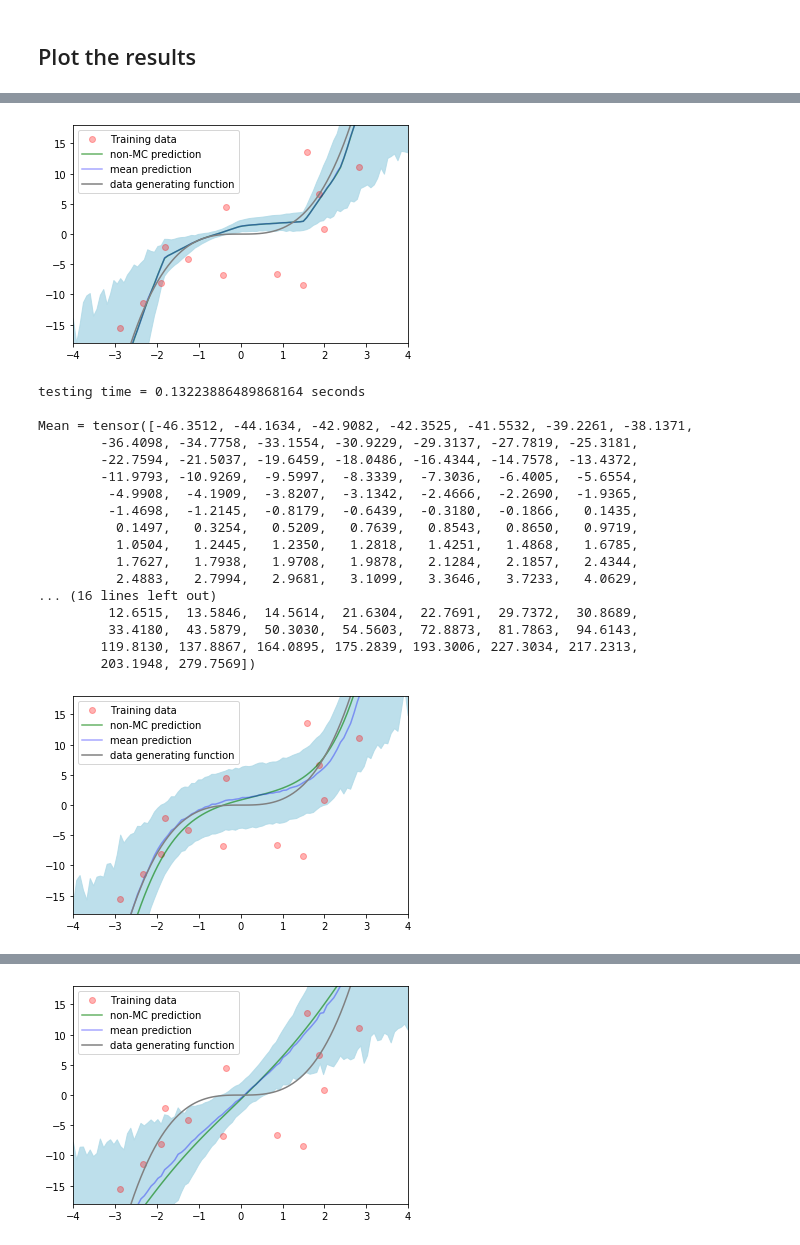
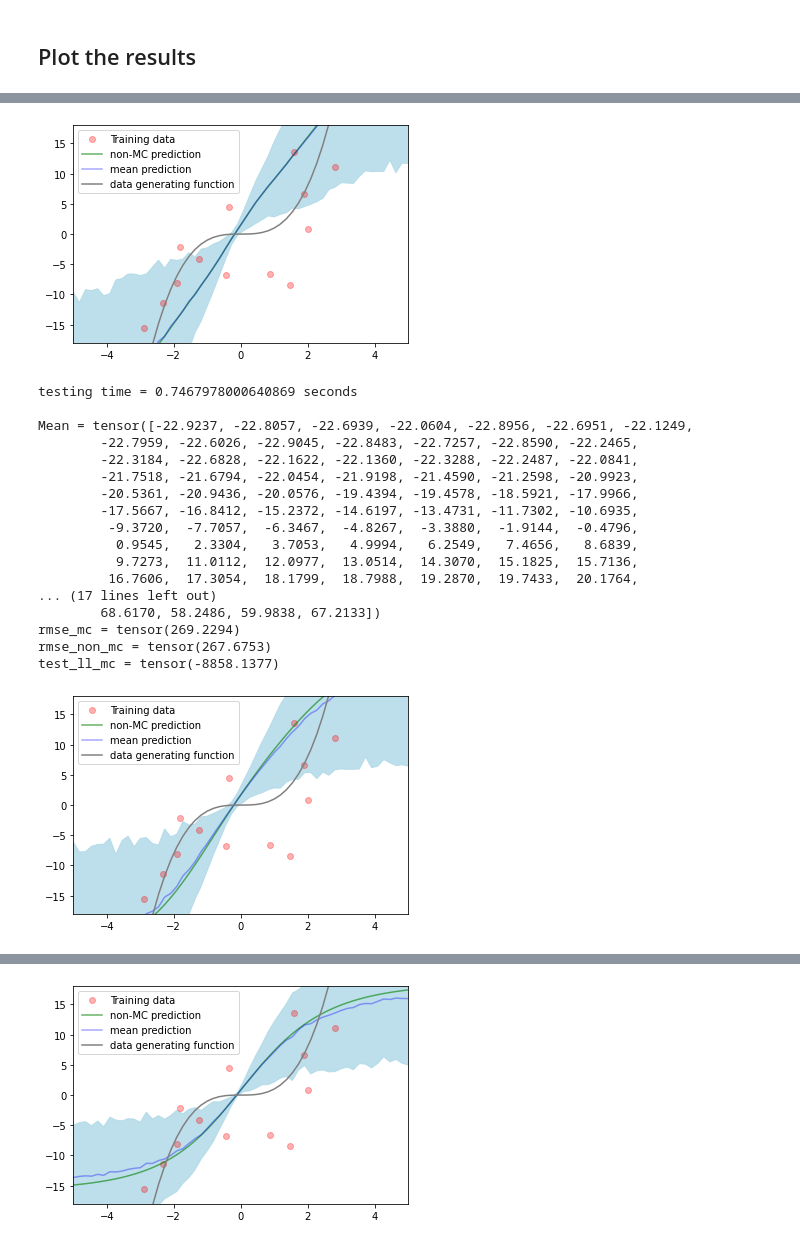
Before and after one commit to ronaldseoh/bayesian-dl-experiments, a Jupyter notebook: experiment_comparison_toy.ipynb, the cells around one changed output, grey strips where cells are left out. Cells and saved outputs as stored; diff of their text form; code cells hidden in the pictures.

Commit message:
experiment_comparison_toy.ipynb: plot updates

```diff
--- a/experiment_comparison_toy.ipynb
+++ b/experiment_comparison_toy.ipynb
@@ -133,7 +133,7 @@ dropout_rate = 0.1
 length_scale = 1e-2
 
 # tau
-tau = 0.5
+tau = 0.25
 
 # reg strength
 reg_strength = utils.reg_strength(dropout_rate, length_scale, dataset_toy_size, tau)
@@ -141,7 +141,7 @@ reg_strength = utils.reg_strength(dropout_rate, length_scale, dataset_toy_size,
 print('reg_strength = ' + str(reg_strength))
 
 # Epochs
-n_epochs = 4000
+n_epochs = 400
 
 # Optimizer learning rate
 learning_rate = 0.001
@@ -190,10 +190,14 @@ dataset = datasets.ToyDatasets(
 )
 
 # Get the test data
-X_test = torch.linspace(dataset_toy_x_low, dataset_toy_x_high, 100).reshape(100, 1)
+X_test = torch.linspace(dataset_toy_x_low-5, dataset_toy_x_high+5, 100).reshape(100, 1)
+
+y_test = torch.pow(X_test, 3)
 
 # Send it to the memory of the device to be used for training
 X_test = X_test.to(torch_device)
+
+y_test = y_test.to(torch_device)
 
 # Save a copy at CPU for plotting
 X_test_cpu = X_test.cpu()
@@ -211,7 +215,7 @@ uncertainty_methods = {}
 do_mc_dropout = True
 
 if do_mc_dropout:
-    uncertainty_methods['mc_dropout'] = models.FCNet(
+    uncertainty_methods['mc_dropout_relu'] = models.FCNet(
         input_dim=dataset.n_features,
         output_dim=dataset.n_targets,
         hidden_dim=100,
@@ -417,7 +421,8 @@ for key, network in uncertainty_methods.items():
 
     predictions_non_mc = network(X_test)
 
-    predictions, mean, var, metrics = network.predict_dist(X_test, n_predictions)
+    predictions, mean, var, metrics = network.predict_dist(
+        X_test, n_predictions, y_test=y_test, reg_strength=reg_strength, train_size=dataset_toy_size)
 
     # Record testing end time
     toc_testing = time.time()
@@ -441,15 +446,15 @@ for key, network in uncertainty_methods.items():
 
     # store additional metrics
     if len(metrics) > 0:
-        for key, value in metrics.items():
-            print(str(key) + " = " + str(value))
+        for metric_key, value in metrics.items():
+            print(str(metric_key) + " = " + str(value))
         print()
 
     # Plot the uncertainty measured by each methods
     plt.figure()
 
     # Fix the scales of x-axis and y-axis
-    plt.xlim(dataset_toy_x_low, dataset_toy_x_high)
+    plt.xlim(dataset_toy_x_low-1, dataset_toy_x_high+1)
     plt.ylim(dataset_toy_y_mean-2*dataset_toy_y_std, dataset_toy_y_mean+2*dataset_toy_y_std)
 
     # Distributions around the predictions
@@ -497,19 +502,19 @@ Mean = tensor([-46.4370, -45.8748, -43.5808, -41.1280, -39.2306, -37.5926, -37.3
-[figure, old version]
+[figure, new version]
-testing time = 0.13223886489868164 seconds
+testing time = 0.7467978000640869 seconds
 
-Mean = tensor([-46.3512, -44.1634, -42.9082, -42.3525, -41.5532, -39.2261, -38.1371,
-        -36.4098, -34.7758, -33.1554, -30.9229, -29.3137, -27.7819, -25.3181,
-        -22.7594, -21.5037, -19.6459, -18.0486, -16.4344, -14.7578, -13.4372,
-        -11.9793, -10.9269,  -9.5997,  -8.3339,  -7.3036,  -6.4005,  -5.6554,
-         -4.9908,  -4.1909,  -3.8207,  -3.1342,  -2.4666,  -2.2690,  -1.9365,
-         -1.4698,  -1.2145,  -0.8179,  -0.6439,  -0.3180,  -0.1866,   0.1435,
-          0.1497,   0.3254,   0.5209,   0.7639,   0.8543,   0.8650,   0.9719,
-          1.0504,   1.2445,   1.2350,   1.2818,   1.4251,   1.4868,   1.6785,
-          1.7627,   1.7938,   1.9708,   1.9878,   2.1284,   2.1857,   2.4344,
-          2.4883,   2.7994,   2.9681,   3.1099,   3.3646,   3.7233,   4.0629,
-... (16 lines left out)
-         12.6515,  13.5846,  14.5614,  21.6304,  22.7691,  29.7372,  30.8689,
-         33.4180,  43.5879,  50.3030,  54.5603,  72.8873,  81.7863,  94.6143,
-        119.8130, 137.8867, 164.0895, 175.2839, 193.3006, 227.3034, 217.2313,
-        203.1948, 279.7569])
+Mean = tensor([-22.9237, -22.8057, -22.6939, -22.0604, -22.8956, -22.6951, -22.1249,
+        -22.7959, -22.6026, -22.9045, -22.8483, -22.7257, -22.8590, -22.2465,
+        -22.3184, -22.6828, -22.1622, -22.1360, -22.3288, -22.2487, -22.0841,
+        -21.7518, -21.6794, -22.0454, -21.9198, -21.4590, -21.2598, -20.9923,
+        -20.5361, -20.9436, -20.0576, -19.4394, -19.4578, -18.5921, -17.9966,
+        -17.5667, -16.8412, -15.2372, -14.6197, -13.4731, -11.7302, -10.6935,
+         -9.3720,  -7.7057,  -6.3467,  -4.8267,  -3.3880,  -1.9144,  -0.4796,
+          0.9545,   2.3304,   3.7053,   4.9994,   6.2549,   7.4656,   8.6839,
+          9.7273,  11.0112,  12.0977,  13.0514,  14.3070,  15.1825,  15.7136,
+         16.7606,  17.3054,  18.1799,  18.7988,  19.2870,  19.7433,  20.1764,
+... (17 lines left out)
+        68.6170, 58.2486, 59.9838, 67.2133])
+rmse_mc = tensor(269.2294)
+rmse_non_mc = tensor(267.6753)
+test_ll_mc = tensor(-8858.1377)
-[figure, old version]
+[figure, new version]
@@ -533 +538 @@ Mean = tensor([-29.3393, -29.7683, -28.7362, -28.2473, -28.2119, -27.5336, -27.2
-[figure, old version]
+[figure, new version]
```
Also changed, not shown: parts of 4 cells of this notebook.
